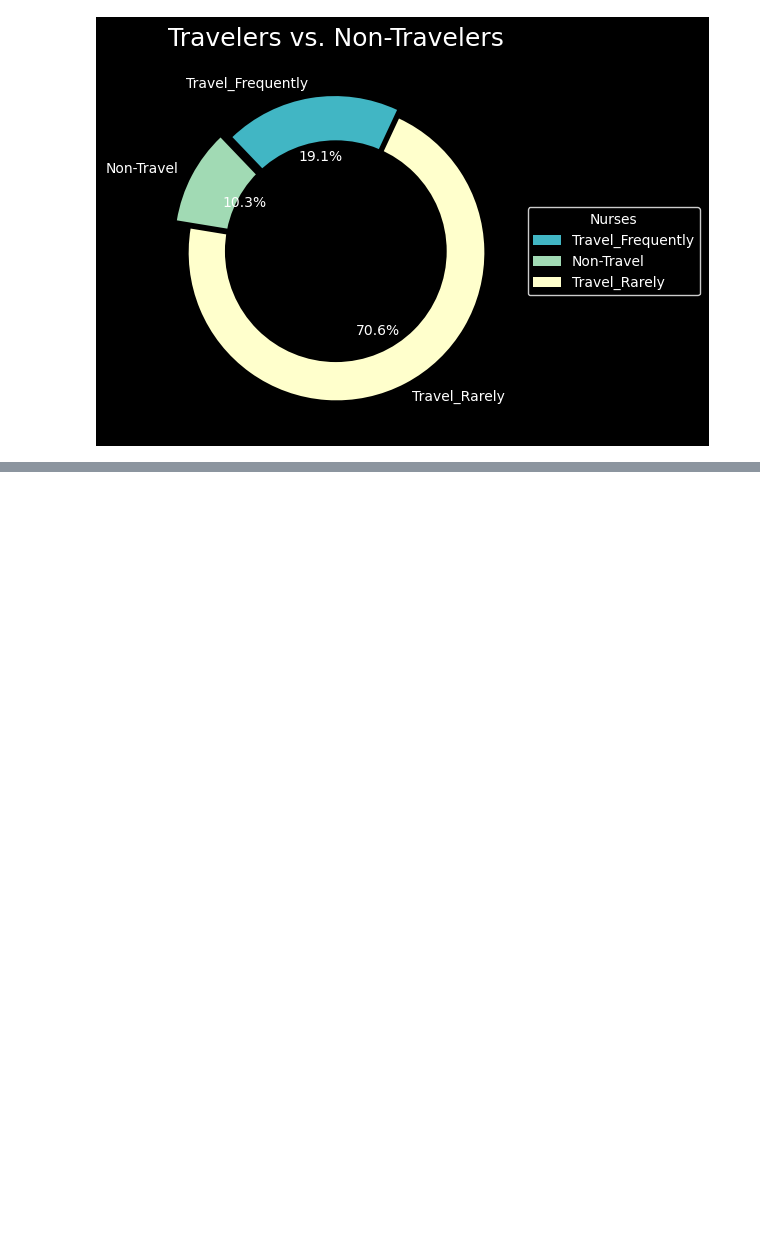
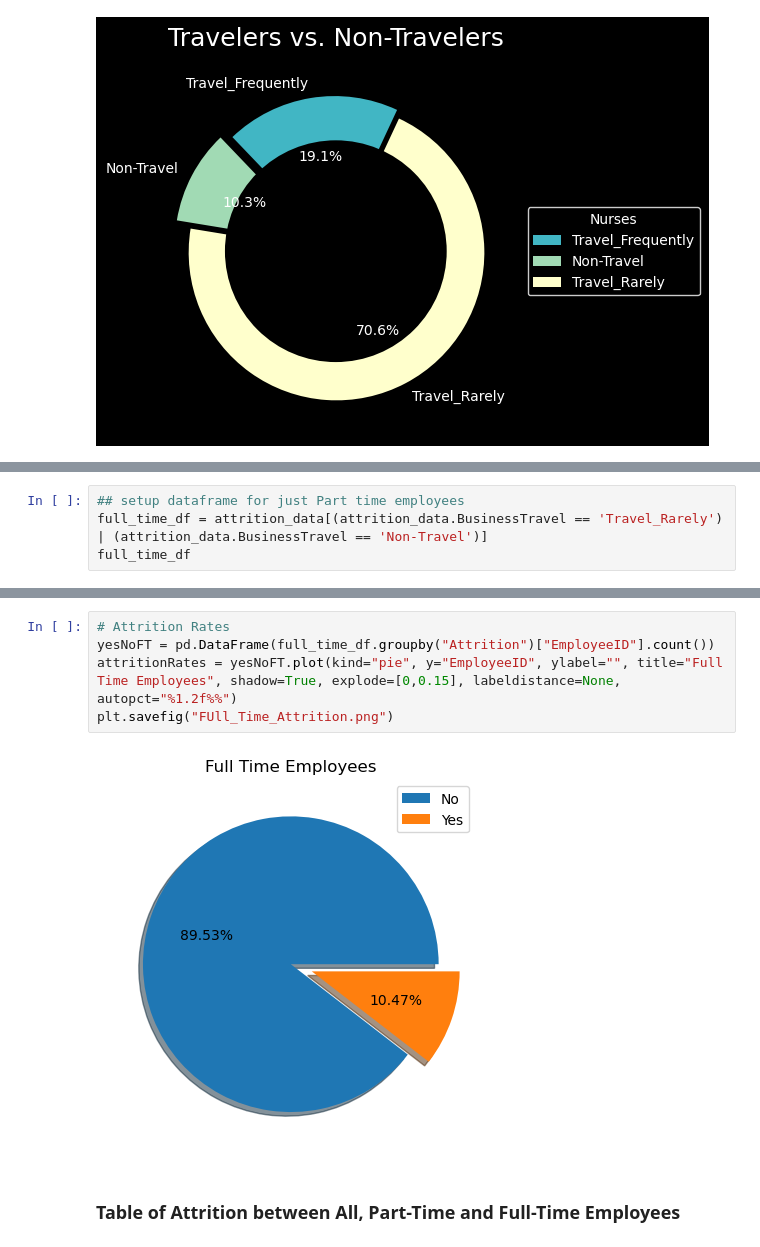
Before and after one commit to raamnath025/Project-1, a Jupyter notebook: RN Attrition.ipynb, the cells around one changed output, grey strips where cells are left out. Drawn from its saved outputs; the diff is of its cells as text; blank space fills up the shorter version.

```diff
--- a/RN Attrition.ipynb
+++ b/RN Attrition.ipynb
@@ -1096,0 +1174,4 @@ plt.show()
+# %%
+## setup dataframe for just Part time employees
+full_time_df = attrition_data[(attrition_data.BusinessTravel == 'Travel_Rarely') | (attrition_data.BusinessTravel == 'Non-Travel')]
+full_time_df
@@ -1096,0 +1202,9 @@ plt.show()
+# %%
+# Attrition Rates
+yesNoFT = pd.DataFrame(full_time_df.groupby("Attrition")["EmployeeID"].count())
+attritionRates = yesNoFT.plot(kind="pie", y="EmployeeID", ylabel="", title="Full Time Employees", shadow=True, explode=[0,0.15], labeldistance=None, autopct="%1.2f%%")
+plt.savefig("FUll_Time_Attrition.png")
+# %% [output]
+[figure, added]
+# %% [markdown]
+### Table of Attrition between All, Part-Time and Full-Time Employees
```
Also changed, not shown: parts of 24 cells of this notebook, 5 other files.
